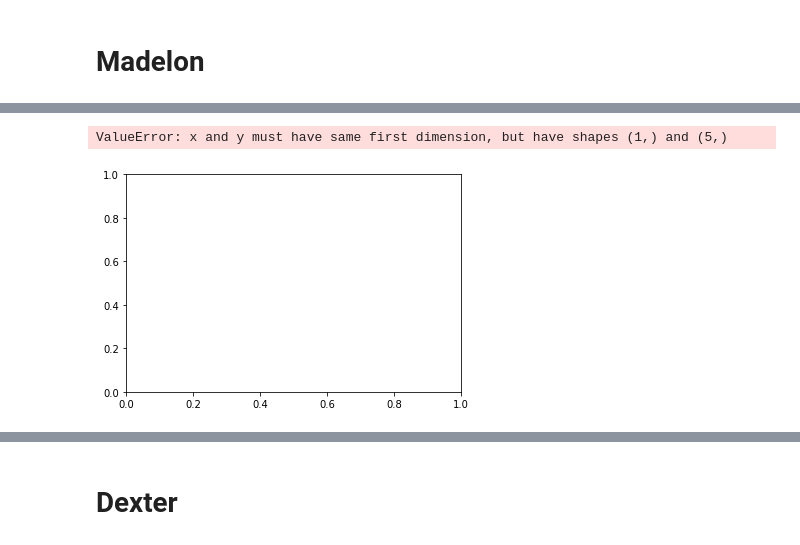
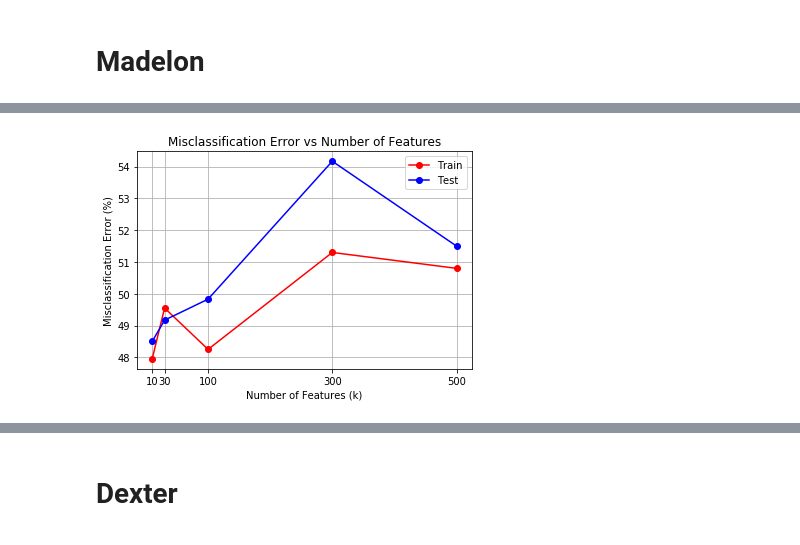
Before and after one commit to mmcinnestaylor/STA4634, a Jupyter notebook: Assignment6/Homework6.ipynb, the cells around one changed output, grey strips where cells are left out. Drawn from its saved outputs; the diff is of its cells as text; code cells hidden in the pictures.

```diff
--- a/Assignment6/Homework6.ipynb
+++ b/Assignment6/Homework6.ipynb
@@ -178,11 +189,14 @@ y_valid_file = "../data/MADELON/madelon_valid.labels"
 for k in K:
     #model.print_features()
     model = FSA(x_train_file, y_train_file, x_valid_file, y_valid_file)
-    xVals = np.arange(0, model.N_iter)
     model.train(k)
+    if k == 30:
+        xVals = np.arange(0, model.N_iter)
+        losses = model.losses
     trainAccuracy, testAccuracy = model.predict()
-    trainErrors.append(round((1-trainAccuracy) * 100, 2))
-    testErrors.append(round((1-testAccuracy) * 100, 2))
+    #print(trainAccuracy, testAccuracy)
+    trainErrors.append(round((trainAccuracy) * 100, 2))
+    testErrors.append(round((testAccuracy) * 100, 2))
 print("Train Errors: ", trainErrors)
 print("Test Errors: ", testErrors)
 # %% [output]
@@ -191,22 +220,13 @@ Test Errors:  [51.5, 50.83, 50.17, 45.83, 48.5]
 # %%
-plt.plot(k, trainErrors, linestyle='-', marker='o', color='r', label='Train')
-plt.plot(k, testErrors, linestyle='-', marker='o', color='b', label='Test')
+plt.plot(K, trainErrors, linestyle='-', marker='o', color='r', label='Train')
+plt.plot(K, testErrors, linestyle='-', marker='o', color='b', label='Test')
 plt.grid(True)
-plt.xticks(k)
+plt.xticks(K)
 plt.title('Misclassification Error vs Number of Features')
 plt.xlabel('Number of Features (k)')
 plt.ylabel('Misclassification Error (%)')
 plt.legend()
 plt.show()
-
-plt.plot(xVals, model.losses, linestyle='-', marker='o', color='g')
-plt.grid(True)
-plt.xticks(xVals)
-plt.title('Training Loss vs Iteration Number k=30')
-plt.xlabel('Iteration Number (i)')
-plt.ylabel('Training Loss (L_i)')
-plt.show()
 # %% [output]
-ValueError: x and y must have same first dimension, but have shapes (1,) and (5,)
-[figure, old version]
+[figure, new version]
 # %%
```
Also changed, not shown: parts of 10 cells of this notebook.
